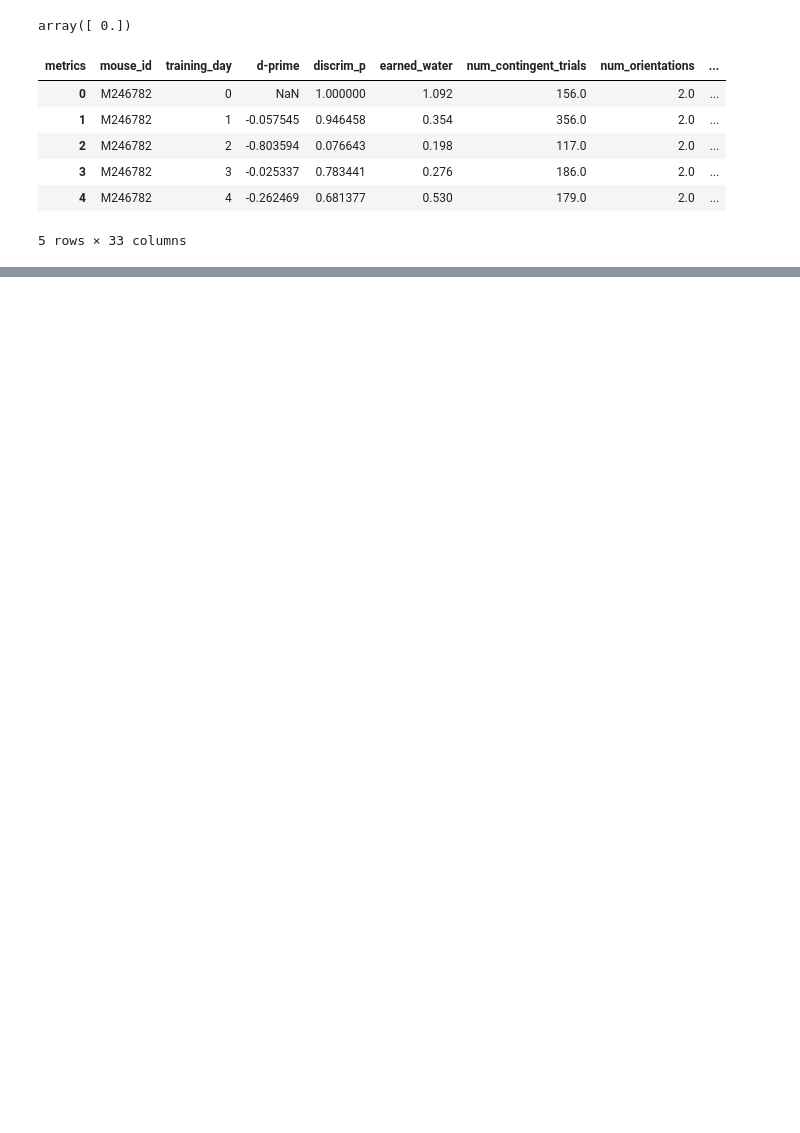
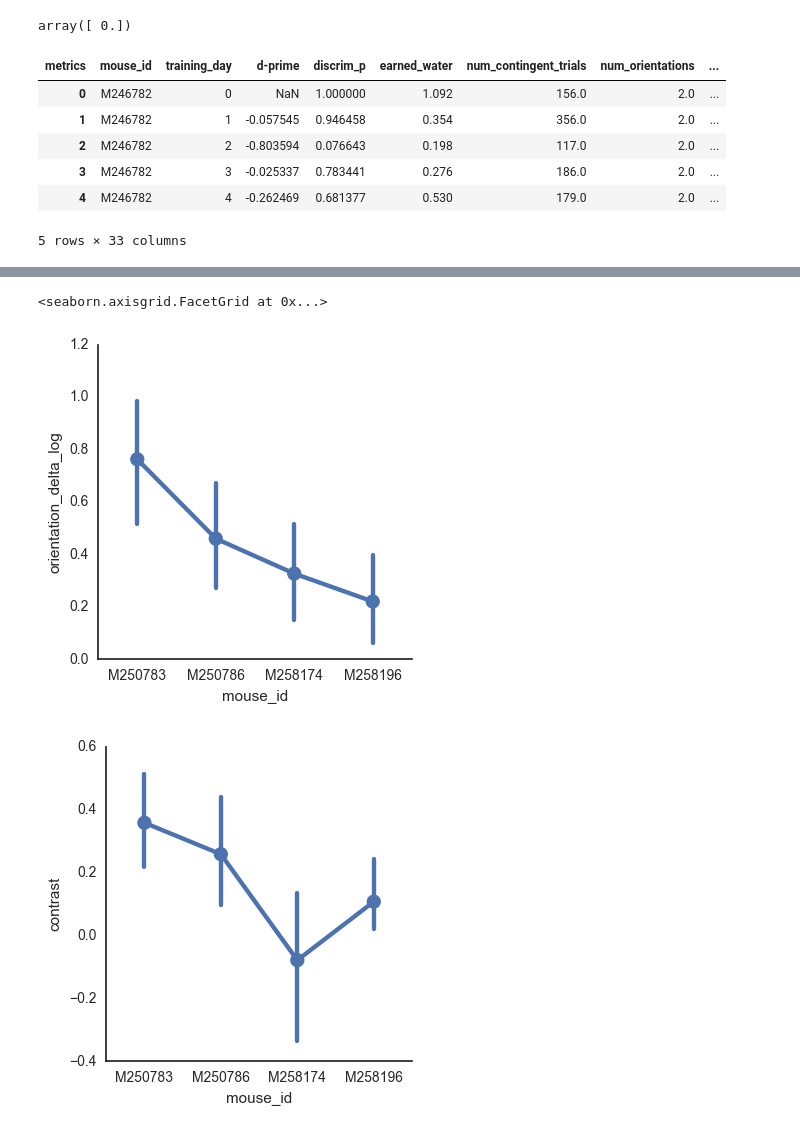
Before and after one commit to AllenInstitute/visual_behavior_analysis, a Jupyter notebook: notebooks/2016.10.19 - Modelling Strategy.ipynb, the cells around one changed output, grey strips where cells are left out. Cells and saved outputs as stored; diff of their text form; code cells hidden in the pictures; blank space fills up the shorter version.

```diff
--- a/notebooks/2016.10.19 - Modelling Strategy.ipynb
+++ b/notebooks/2016.10.19 - Modelling Strategy.ipynb
@@ -774,0 +785,7 @@ with sns.color_palette('Blues'):
+# %%
+sns.factorplot('mouse_id','orientation_delta_log',data=strategy[mask])
+sns.factorplot('mouse_id','contrast',data=strategy[mask])
+# %% [output]
+<seaborn.axisgrid.FacetGrid at 0x...>
+[figure, added]
+[figure, added]
```
Also changed, not shown: parts of 38 cells of this notebook, 1 other file.
